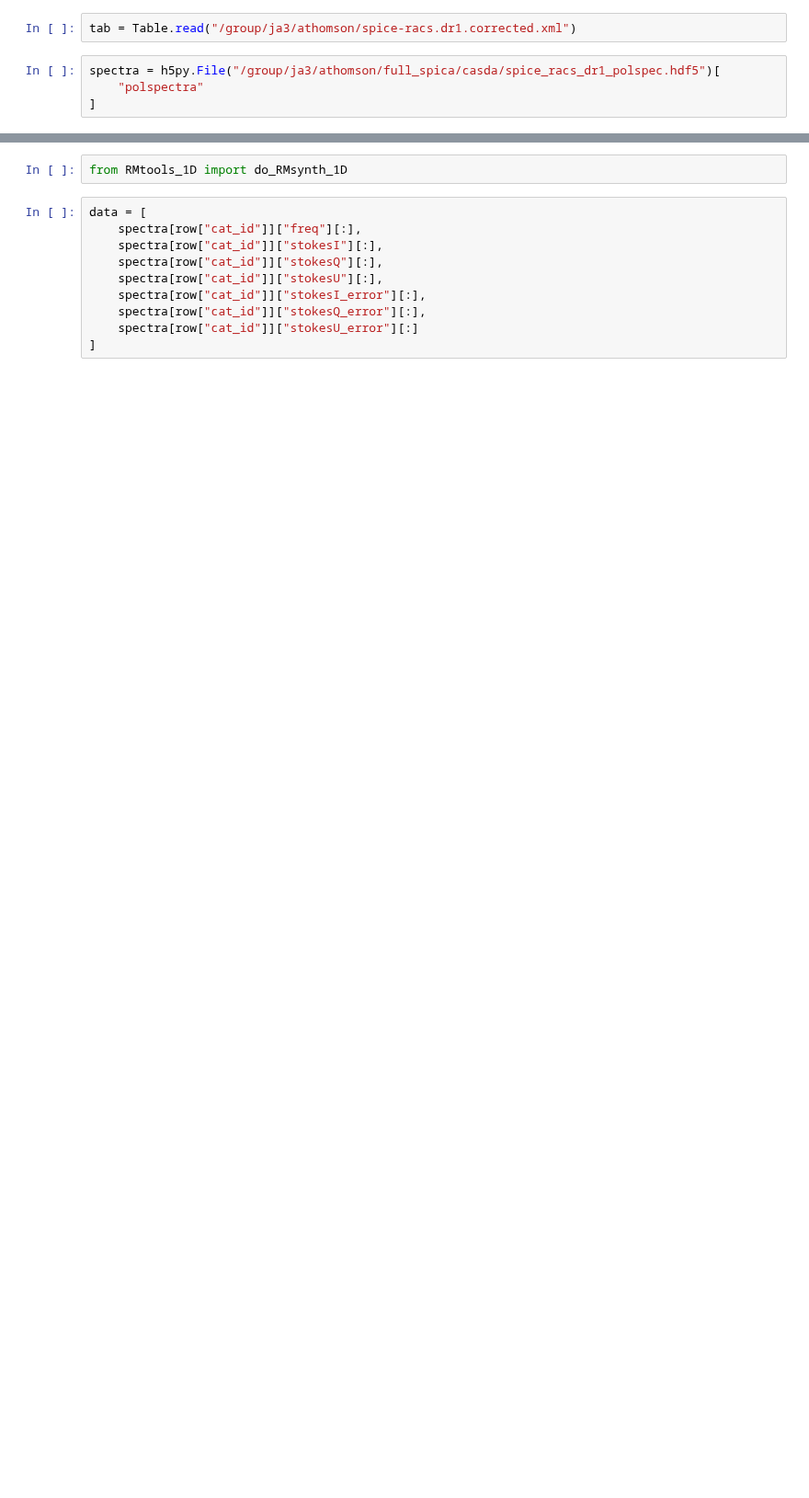
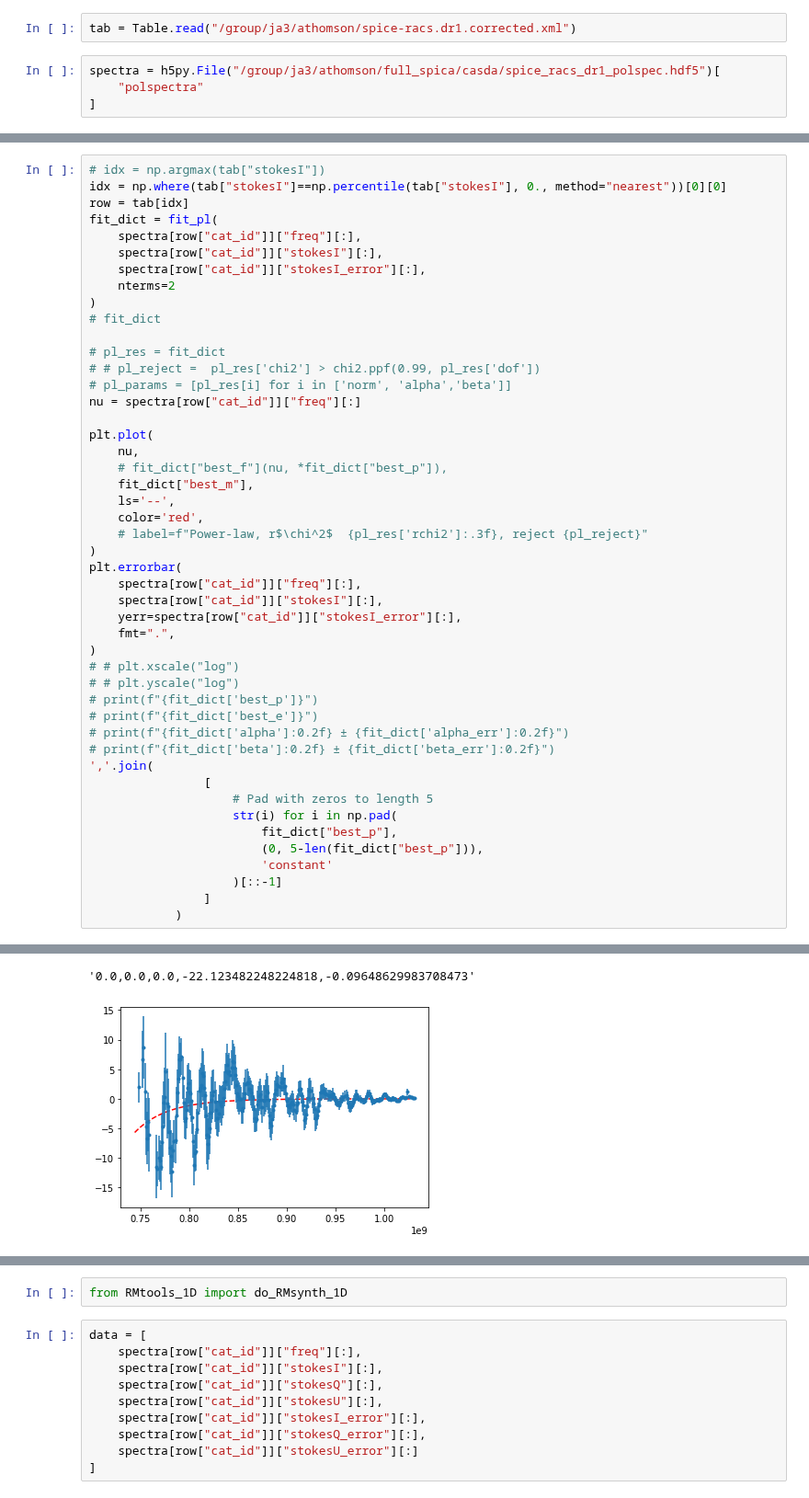
Before and after one commit to AlecThomson/arrakis, a Jupyter notebook: notebooks/spectral_index.ipynb, the cells around one changed output, grey strips where cells are left out. Shown at 92% size. Saved outputs shown, nothing was run; the diff lists cells and outputs as text; blank space fills up the shorter version.

```diff
--- a/notebooks/spectral_index.ipynb
+++ b/notebooks/spectral_index.ipynb
@@ -31,0 +163,48 @@ plt.yscale("log")
+# %%
+# idx = np.argmax(tab["stokesI"])
+idx = np.where(tab["stokesI"]==np.percentile(tab["stokesI"], 0., method="nearest"))[0][0]
+row = tab[idx]
+fit_dict = fit_pl(
+    spectra[row["cat_id"]]["freq"][:],
+    spectra[row["cat_id"]]["stokesI"][:],
+    spectra[row["cat_id"]]["stokesI_error"][:],
+    nterms=2
+)
+# fit_dict
+
+# pl_res = fit_dict
+# # pl_reject =  pl_res['chi2'] > chi2.ppf(0.99, pl_res['dof'])
+# pl_params = [pl_res[i] for i in ['norm', 'alpha','beta']]
+nu = spectra[row["cat_id"]]["freq"][:]
+
+plt.plot(
+    nu,
+    # fit_dict["best_f"](nu, *fit_dict["best_p"]),
+    fit_dict["best_m"],
+    ls='--',
+    color='red',
+    # label=f"Power-law, r$\chi^2$  {pl_res['rchi2']:.3f}, reject {pl_reject}"
+)
+plt.errorbar(
+    spectra[row["cat_id"]]["freq"][:],
+    spectra[row["cat_id"]]["stokesI"][:],
+    yerr=spectra[row["cat_id"]]["stokesI_error"][:],
+    fmt=".",
+)
+# # plt.xscale("log")
+# # plt.yscale("log")
+# print(f"{fit_dict['best_p']}")
+# print(f"{fit_dict['best_e']}")
+# print(f"{fit_dict['alpha']:0.2f} ± {fit_dict['alpha_err']:0.2f}")
+# print(f"{fit_dict['beta']:0.2f} ± {fit_dict['beta_err']:0.2f}")
+','.join(
+                [
+                    # Pad with zeros to length 5
+                    str(i) for i in np.pad(
+                        fit_dict["best_p"],
+                        (0, 5-len(fit_dict["best_p"])),
+                        'constant'
+                    )[::-1]
+                ]
+            )
+# %% [output]
@@ -31,0 +216,2 @@ plt.yscale("log")
+'0.0,0.0,0.0,-22.123482248224818,-0.09648629983708473'
+[figure, added]
```
Also changed, not shown: parts of 18 cells of this notebook, 1 other file.
